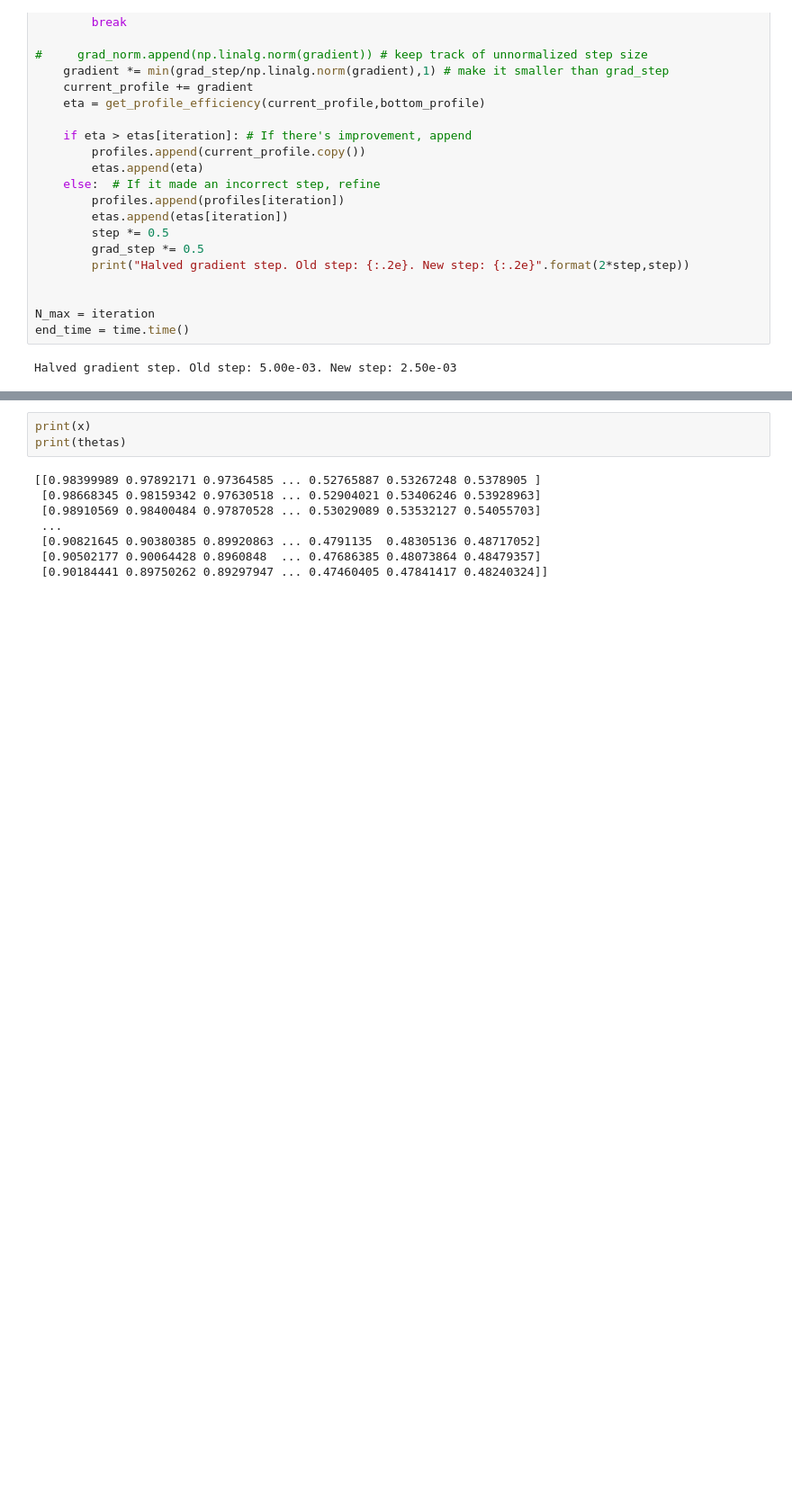
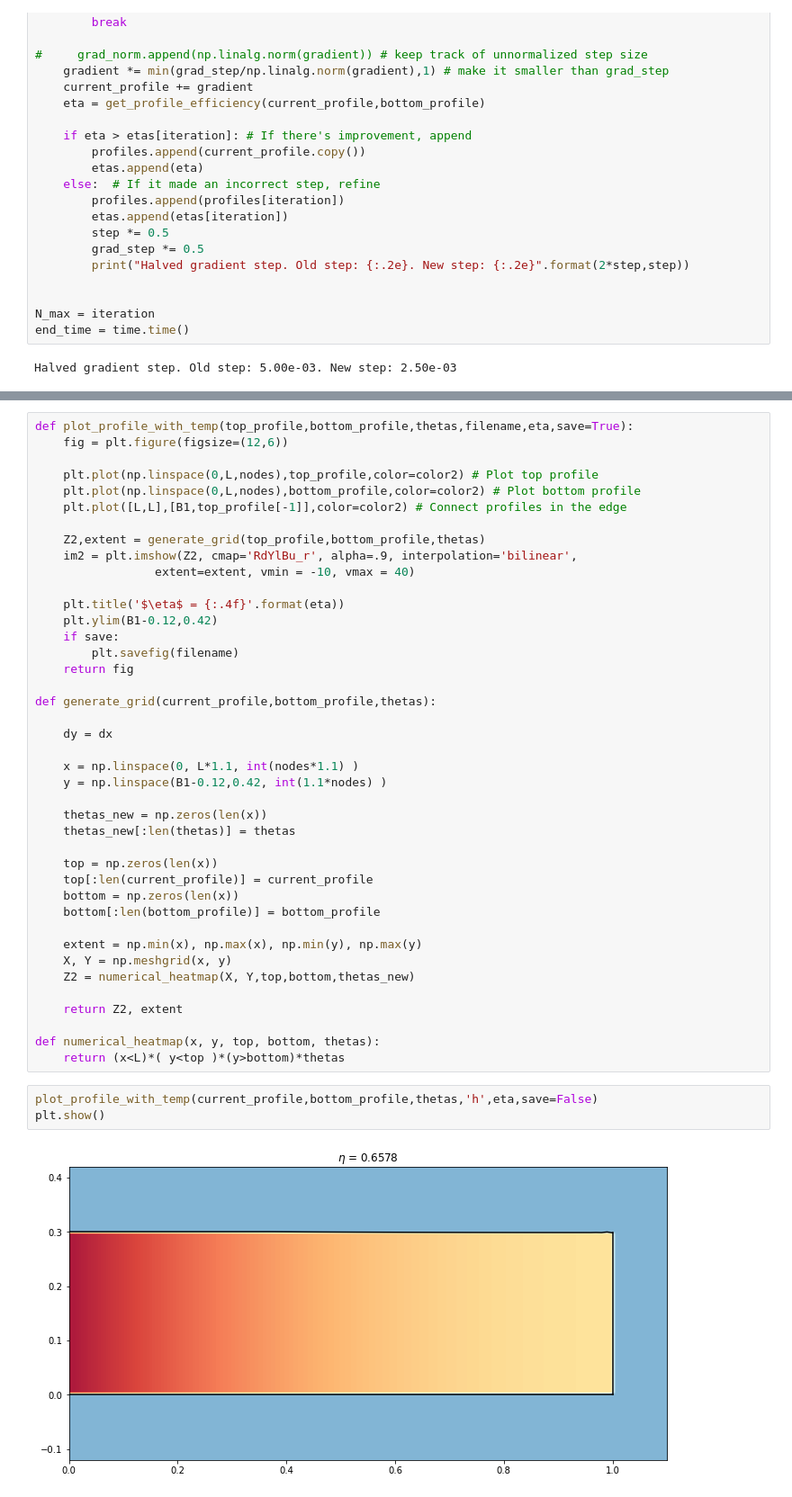
Before and after one commit to TmsRC/refrigerated-duct, a Jupyter notebook: Project1_FinOptimization/interactiveVersion.ipynb, the cells around one changed output, grey strips where cells are left out. Shown: that part at 90% size. Drawn from its saved outputs; the diff is of its cells as text; blank space fills up the shorter version.

Commit message:
Second stage of testing for new visual output feature

```diff
--- a/Project1_FinOptimization/interactiveVersion.ipynb
+++ b/Project1_FinOptimization/interactiveVersion.ipynb
@@ -374,11 +329,46 @@ plt.show()
-# %%
-print(x)
-print(thetas)
-# %% [output]
-[[0.98399989 0.97892171 0.97364585 ... 0.52765887 0.53267248 0.5378905 ]
- [0.98668345 0.98159342 0.97630518 ... 0.52904021 0.53406246 0.53928963]
- [0.98910569 0.98400484 0.97870528 ... 0.53029089 0.53532127 0.54055703]
- ...
- [0.90821645 0.90380385 0.89920863 ... 0.4791135  0.48305136 0.48717052]
- [0.90502177 0.90064428 0.8960848  ... 0.47686385 0.48073864 0.48479357]
- [0.90184441 0.89750262 0.89297947 ... 0.47460405 0.47841417 0.48240324]]
+# %%
+def plot_profile_with_temp(top_profile,bottom_profile,thetas,filename,eta,save=True):
+    fig = plt.figure(figsize=(12,6))
+
+    plt.plot(np.linspace(0,L,nodes),top_profile,color=color2) # Plot top profile
+    plt.plot(np.linspace(0,L,nodes),bottom_profile,color=color2) # Plot bottom profile
+    plt.plot([L,L],[B1,top_profile[-1]],color=color2) # Connect profiles in the edge
+
+    Z2,extent = generate_grid(top_profile,bottom_profile,thetas)
+    im2 = plt.imshow(Z2, cmap='RdYlBu_r', alpha=.9, interpolation='bilinear',
+                 extent=extent, vmin = -10, vmax = 40)
+
+    plt.title('$\eta$ = {:.4f}'.format(eta))
+    plt.ylim(B1-0.12,0.42)
+    if save:
+        plt.savefig(filename)
+    return fig
+
+def generate_grid(current_profile,bottom_profile,thetas):
+
+    dy = dx
+
+    x = np.linspace(0, L*1.1, int(nodes*1.1) )
+    y = np.linspace(B1-0.12,0.42, int(1.1*nodes) )
+
+    thetas_new = np.zeros(len(x))
+    thetas_new[:len(thetas)] = thetas
+
+    top = np.zeros(len(x))
+    top[:len(current_profile)] = current_profile
+    bottom = np.zeros(len(x))
+    bottom[:len(bottom_profile)] = bottom_profile
+
+    extent = np.min(x), np.max(x), np.min(y), np.max(y)
+    X, Y = np.meshgrid(x, y)
+    Z2 = numerical_heatmap(X, Y,top,bottom,thetas_new)
+
+    return Z2, extent
+
+def numerical_heatmap(x, y, top, bottom, thetas):
+    return (x<L)*( y<top )*(y>bottom)*thetas
+# %%
+plot_profile_with_temp(current_profile,bottom_profile,thetas,'h',eta,save=False)
+plt.show()
+# %% [output]
+[figure, added]
```
Also changed, not shown: parts of 3 cells of this notebook.
